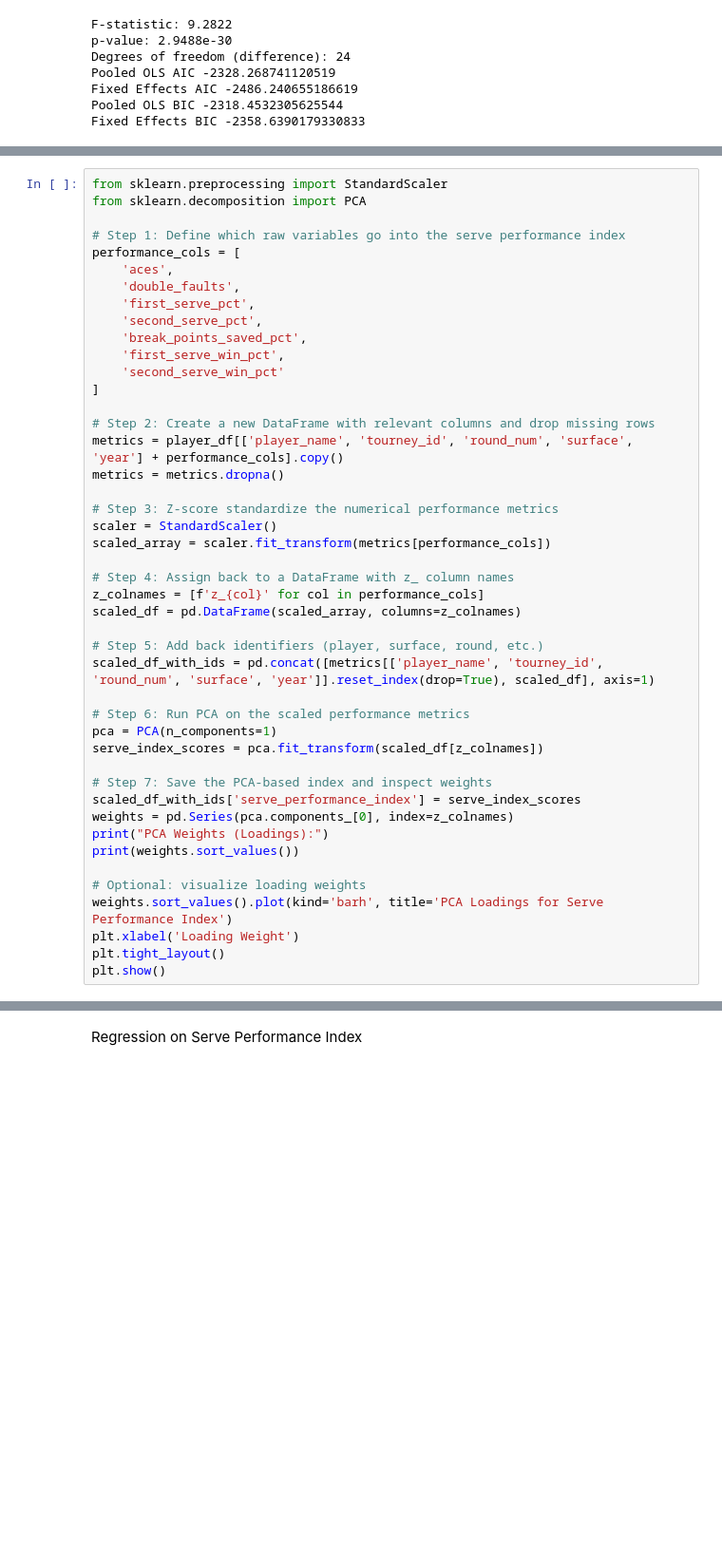
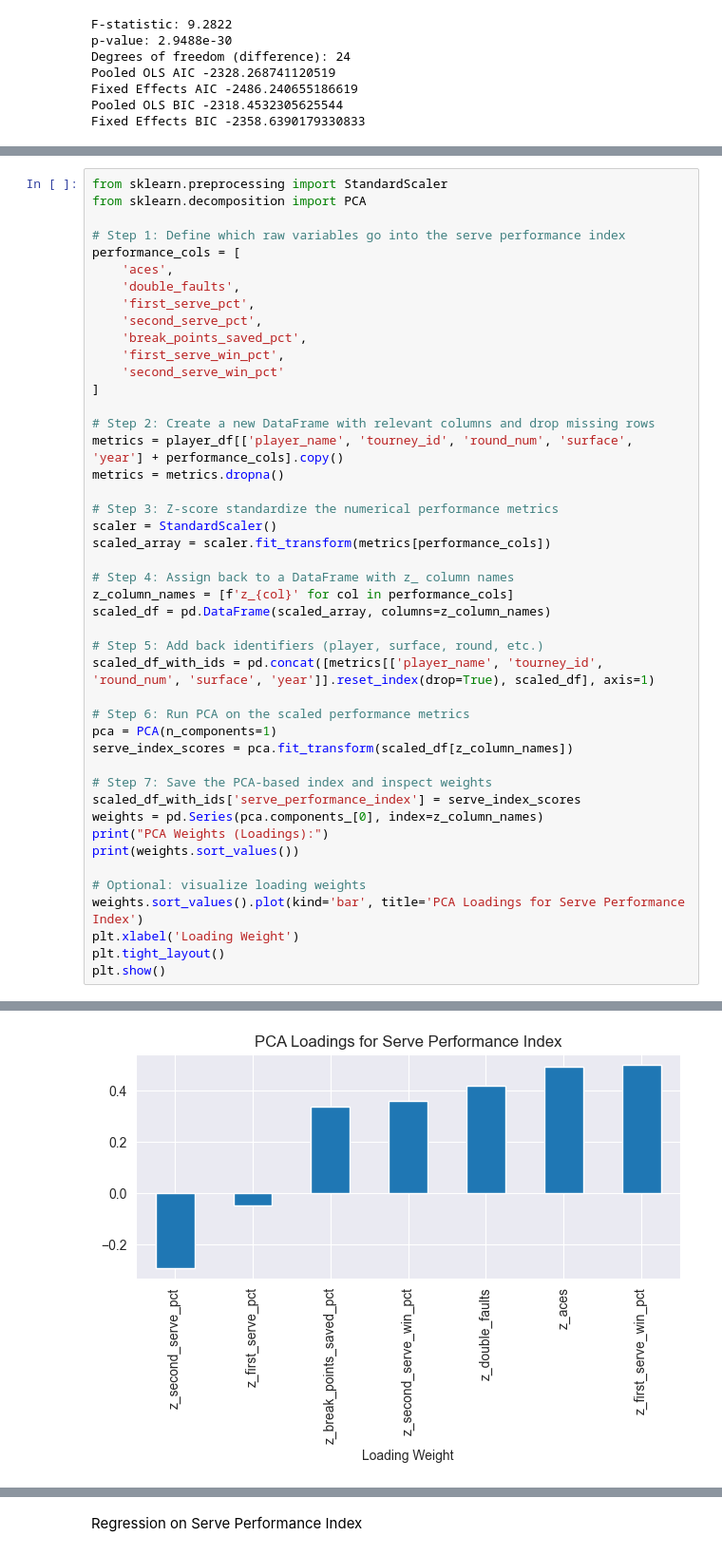
Before and after one commit to joe-ledford-04/tennis-serve-performance-analysis, a Jupyter notebook: serve-performance-analysis.ipynb, the cells around one changed output, grey strips where cells are left out. Shown: that part at 95% size. Drawn from its saved outputs; the diff is of its cells as text; blank space fills up the shorter version.

```diff
--- a/serve-performance-analysis.ipynb
+++ b/serve-performance-analysis.ipynb
@@ -552,24 +821,25 @@ scaler = StandardScaler()
 scaled_array = scaler.fit_transform(metrics[performance_cols])
 
 # Step 4: Assign back to a DataFrame with z_ column names
-z_colnames = [f'z_{col}' for col in performance_cols]
-scaled_df = pd.DataFrame(scaled_array, columns=z_colnames)
+z_column_names = [f'z_{col}' for col in performance_cols]
+scaled_df = pd.DataFrame(scaled_array, columns=z_column_names)
 
 # Step 5: Add back identifiers (player, surface, round, etc.)
 scaled_df_with_ids = pd.concat([metrics[['player_name', 'tourney_id', 'round_num', 'surface', 'year']].reset_index(drop=True), scaled_df], axis=1)
 
 # Step 6: Run PCA on the scaled performance metrics
 pca = PCA(n_components=1)
-serve_index_scores = pca.fit_transform(scaled_df[z_colnames])
+serve_index_scores = pca.fit_transform(scaled_df[z_column_names])
 
 # Step 7: Save the PCA-based index and inspect weights
 scaled_df_with_ids['serve_performance_index'] = serve_index_scores
-weights = pd.Series(pca.components_[0], index=z_colnames)
+weights = pd.Series(pca.components_[0], index=z_column_names)
 print("PCA Weights (Loadings):")
 print(weights.sort_values())
 
 # Optional: visualize loading weights
-weights.sort_values().plot(kind='barh', title='PCA Loadings for Serve Performance Index')
+weights.sort_values().plot(kind='bar', title='PCA Loadings for Serve Performance Index')
 plt.xlabel('Loading Weight')
 plt.tight_layout()
 plt.show()
+# %% [output]
@@ -575,0 +855 @@ plt.show()
+[figure, added]
```
Also changed, not shown: parts of 38 cells of this notebook.
